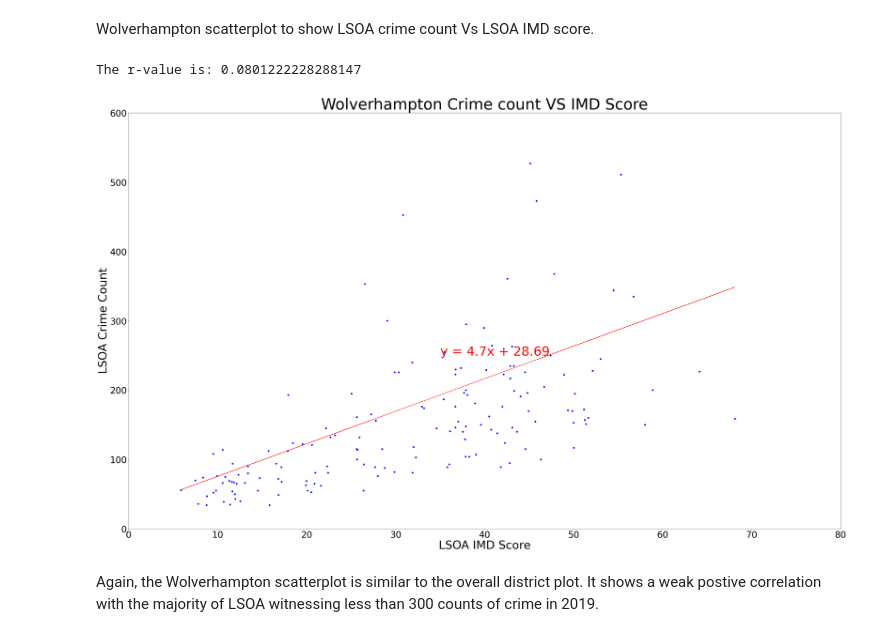
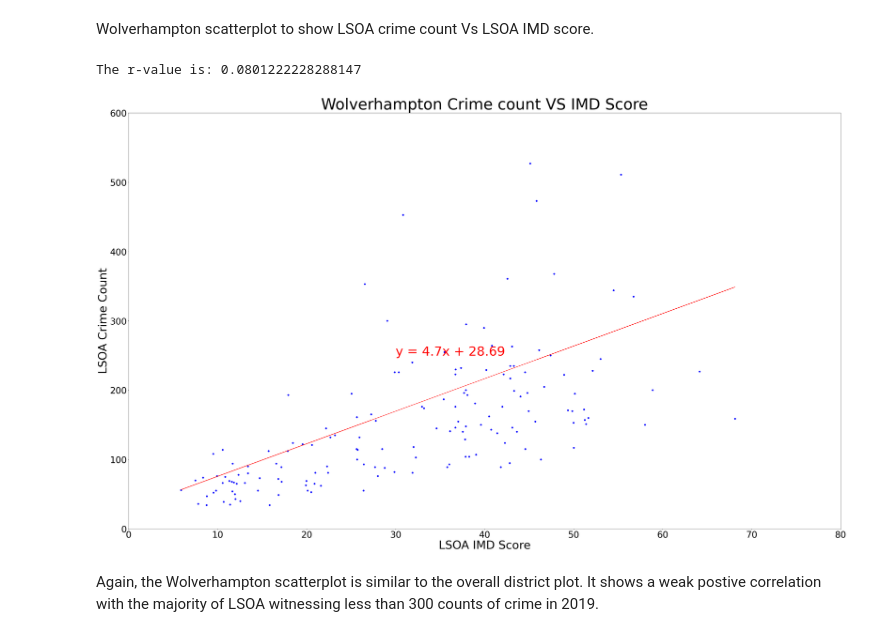
Before and after one commit to Garywtne/Group4_Project1_repo, a Jupyter notebook: Group 4 final/west_midlands_data_clean.ipynb, the cells around one changed output. Saved outputs shown, nothing was run; the diff lists cells and outputs as text; code cells hidden in the pictures.

Commit message:
add output folder and visulisations

```diff
--- a/Group 4 final/west_midlands_data_clean.ipynb
+++ b/Group 4 final/west_midlands_data_clean.ipynb
@@ -668,35 +675,36 @@ Wolverhampton scatterplot to show LSOA crime count Vs LSOA IMD score.
 y_axis = wolverhampton_df["LSOA crime count"]
 x_axis = wolverhampton_df["LSOA IMD Score"]
 # Create a function to create Linear Regression plots
 def plot_linear_regression(x_axis, y_axis, title, text_coordinates):
 
     # Run the regresson
     (slope, intercept, rvalue, pvalue, stderr) = linregress(x_axis, y_axis)
     regress_values = x_axis * slope + intercept
     line_eq = "y = " + str(round(slope,2)) + "x + " + str(round(intercept,2))
 
     plt.plot(x_axis,regress_values,"r-")
     plt.annotate(line_eq,text_coordinates,fontsize=50,color="red")
     print(f"The r-value is: {rvalue**2}")
  # Linear regression?
 #slope, intercept, r, p, se = stats.linregress(str(x_axis), str(y_axis))
 #y_fit = slope*x_axis + intercept
 
 plt.title("Wolverhampton Crime count VS IMD Score", fontsize=60)
 plt.scatter(x_axis, y_axis, marker="o", color="blue")
 #plt.plot(x_axis, y_fit)
 plt.rcParams["figure.figsize"] = (50,30)
 plt.xlim(0,80)
 plt.ylim(0, 600)
 plt.xticks(fontsize=35)
 plt.yticks(fontsize=35)
 plt.xlabel("LSOA IMD Score", fontsize=45)
 plt.ylabel("LSOA Crime Count", fontsize=45)
-plot_linear_regression(x_axis, y_axis, 'LSOA Crime Count',(35,250))
+plot_linear_regression(x_axis, y_axis, 'LSOA Crime Count',(30,250))
+plt.savefig("output/Wolverhampton Crime count VS IMD Score.png")
 plt.show()
 # %% [output]
 The r-value is: 0.0801222228288147
-[figure, old version]
+[figure, new version]
 # %% [markdown]
 Again, the Wolverhampton scatterplot is similar to the overall district plot. It shows a weak postive correlation with the majority of LSOA witnessing less than 300 counts of crime in 2019.
 # %% [markdown]
```
Also changed, not shown: parts of 20 cells of this notebook, 27 other files.
